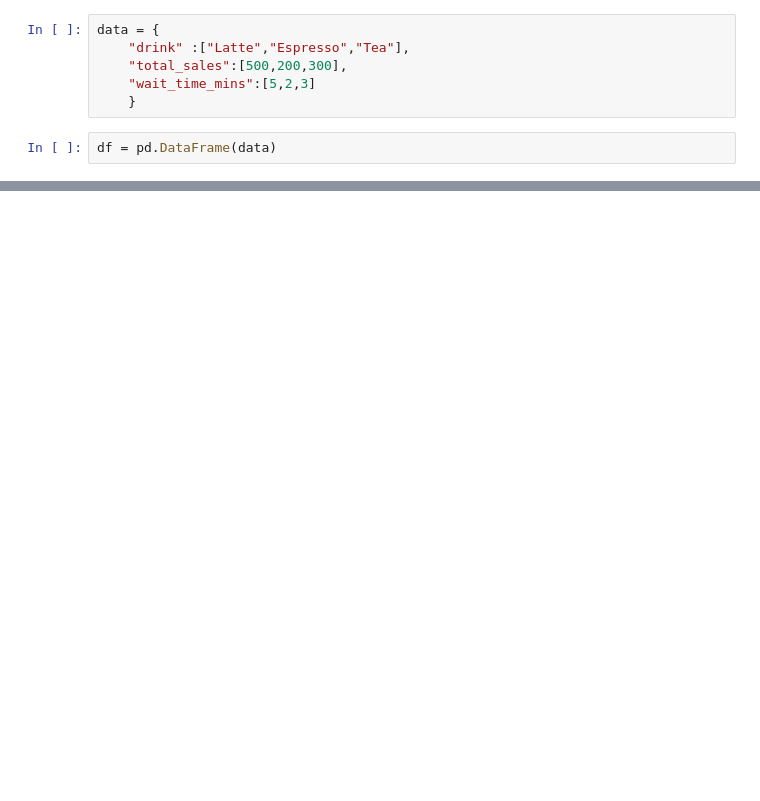
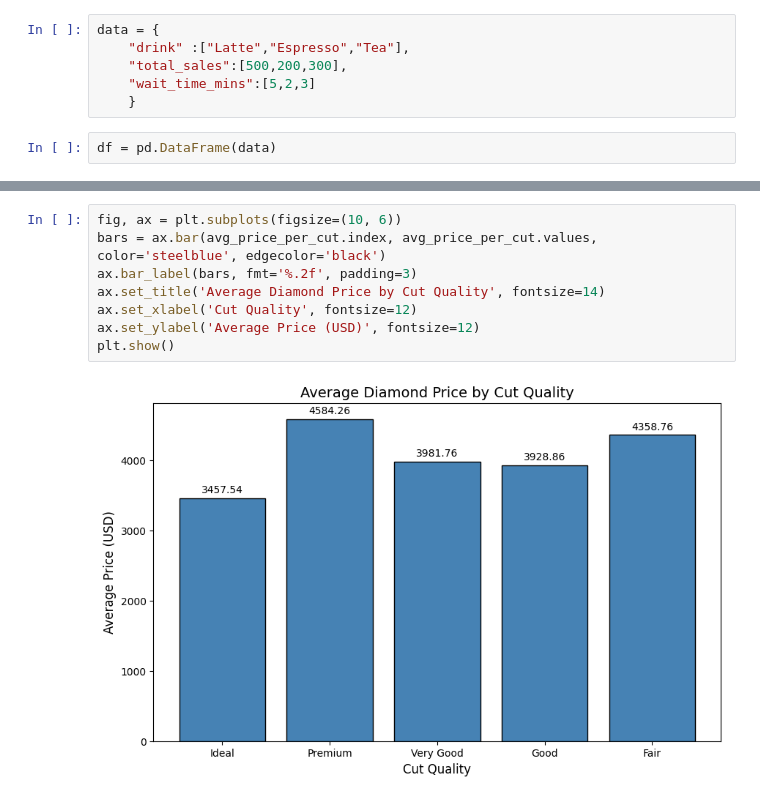
Before and after one commit to sankajithdjinasena/Data_Visualization_Practical, a Jupyter notebook: Data_Visualization_2026_06_08.ipynb, the cells around one changed output, grey strips where cells are left out. Drawn from its saved outputs; the diff is of its cells as text; blank space fills up the shorter version.

```diff
--- a/Data_Visualization_2026_06_08.ipynb
+++ b/Data_Visualization_2026_06_08.ipynb
@@ -33,0 +146,10 @@ Text(0.5, 0, 'Drink')
+# %%
+fig, ax = plt.subplots(figsize=(10, 6))
+bars = ax.bar(avg_price_per_cut.index, avg_price_per_cut.values, color='steelblue', edgecolor='black')
+ax.bar_label(bars, fmt='%.2f', padding=3)
+ax.set_title('Average Diamond Price by Cut Quality', fontsize=14)
+ax.set_xlabel('Cut Quality', fontsize=12)
+ax.set_ylabel('Average Price (USD)', fontsize=12)
+plt.show()
+# %% [output]
+[figure, added]
```
Also changed, not shown: parts of 10 cells of this notebook.
